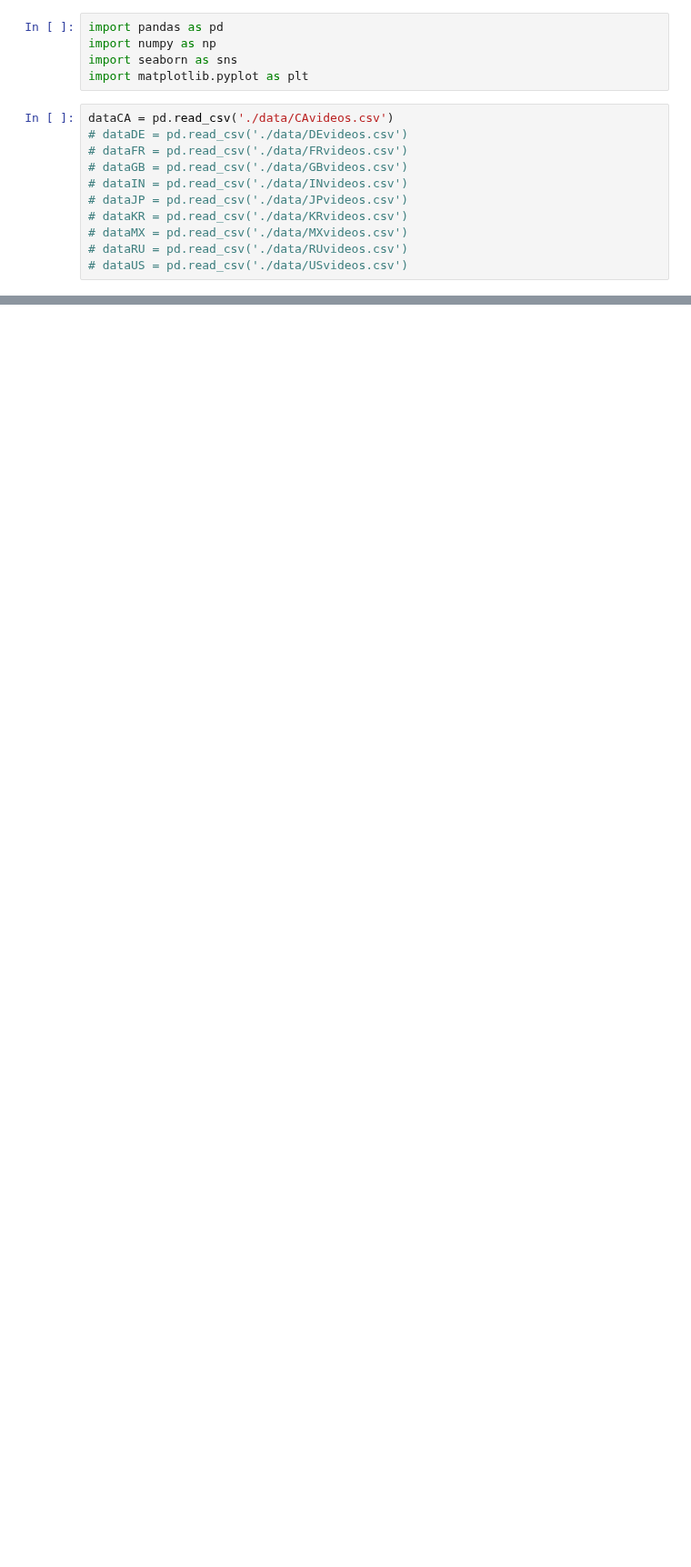
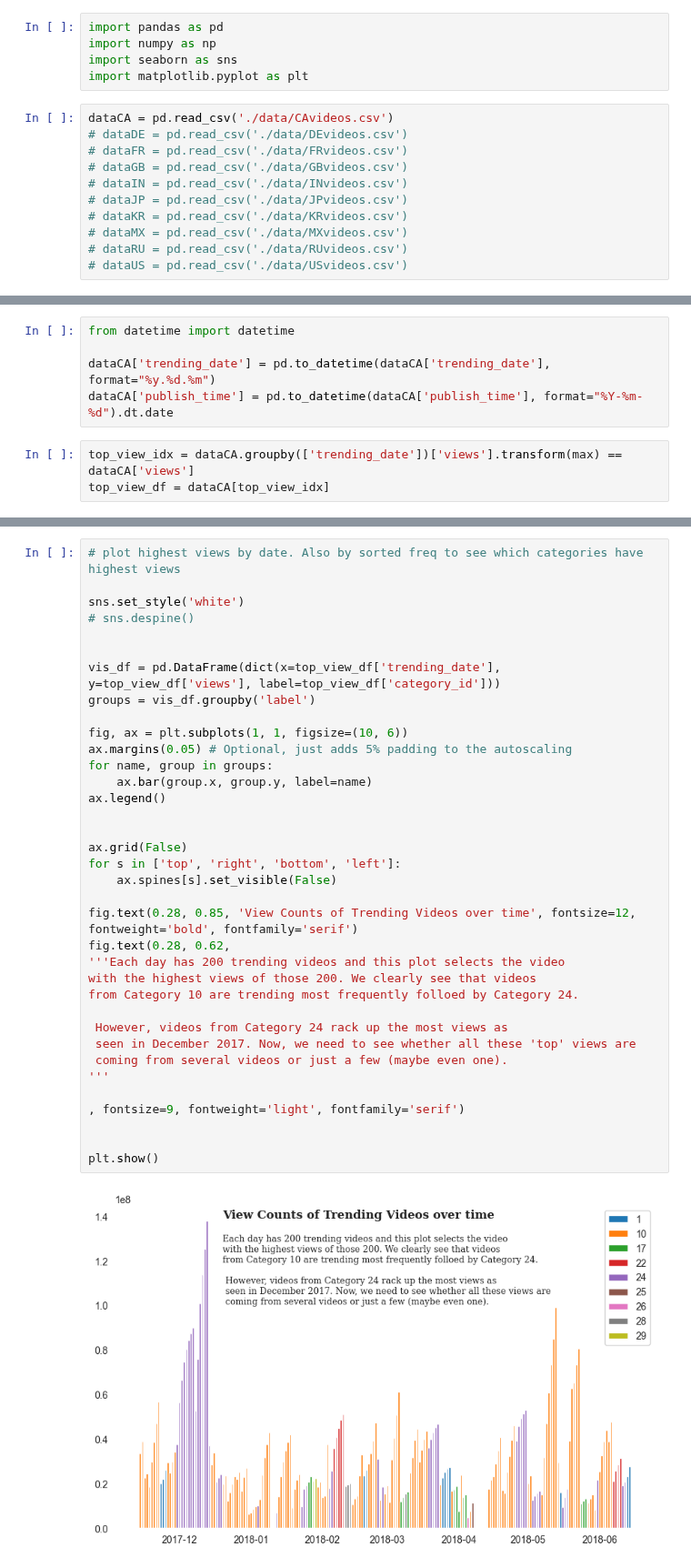
Before and after one commit to Harsh-2420/kaggle, a Jupyter notebook: Youtube/youtube-analysis.ipynb, the cells around one changed output, grey strips where cells are left out. Shown at 91% size. Cells and saved outputs as stored; diff of their text form; blank space fills up the shorter version.

Commit message:
data vis on youtube

```diff
--- a/Youtube/youtube-analysis.ipynb
+++ b/Youtube/youtube-analysis.ipynb
@@ -50,0 +44,8 @@ dataCA
+# %%
+from datetime import datetime
+
+dataCA['trending_date'] = pd.to_datetime(dataCA['trending_date'], format="%y.%d.%m")
+dataCA['publish_time'] = pd.to_datetime(dataCA['publish_time'], format="%Y-%m-%d").dt.date
+# %%
+top_view_idx = dataCA.groupby(['trending_date'])['views'].transform(max) == dataCA['views']
+top_view_df = dataCA[top_view_idx]
@@ -50,0 +63,38 @@ dataCA
+# %%
+# plot highest views by date. Also by sorted freq to see which categories have highest views
+
+sns.set_style('white')
+# sns.despine()
+
+
+vis_df = pd.DataFrame(dict(x=top_view_df['trending_date'], y=top_view_df['views'], label=top_view_df['category_id']))
+groups = vis_df.groupby('label')
+
+fig, ax = plt.subplots(1, 1, figsize=(10, 6))
+ax.margins(0.05) # Optional, just adds 5% padding to the autoscaling
+for name, group in groups:
+    ax.bar(group.x, group.y, label=name)
+ax.legend()
+
+
+ax.grid(False)
+for s in ['top', 'right', 'bottom', 'left']:
+    ax.spines[s].set_visible(False)
+
+fig.text(0.28, 0.85, 'View Counts of Trending Videos over time', fontsize=12, fontweight='bold', fontfamily='serif')
+fig.text(0.28, 0.62,
+'''Each day has 200 trending videos and this plot selects the video
+with the highest views of those 200. We clearly see that videos
+from Category 10 are trending most frequently folloed by Category 24.
+
+ However, videos from Category 24 rack up the most views as
+ seen in December 2017. Now, we need to see whether all these 'top' views are
+ coming from several videos or just a few (maybe even one).
+'''
+
+, fontsize=9, fontweight='light', fontfamily='serif')
+
+
+plt.show()
+# %% [output]
+[figure, added]
```
Also changed, not shown: parts of 6 cells of this notebook.
